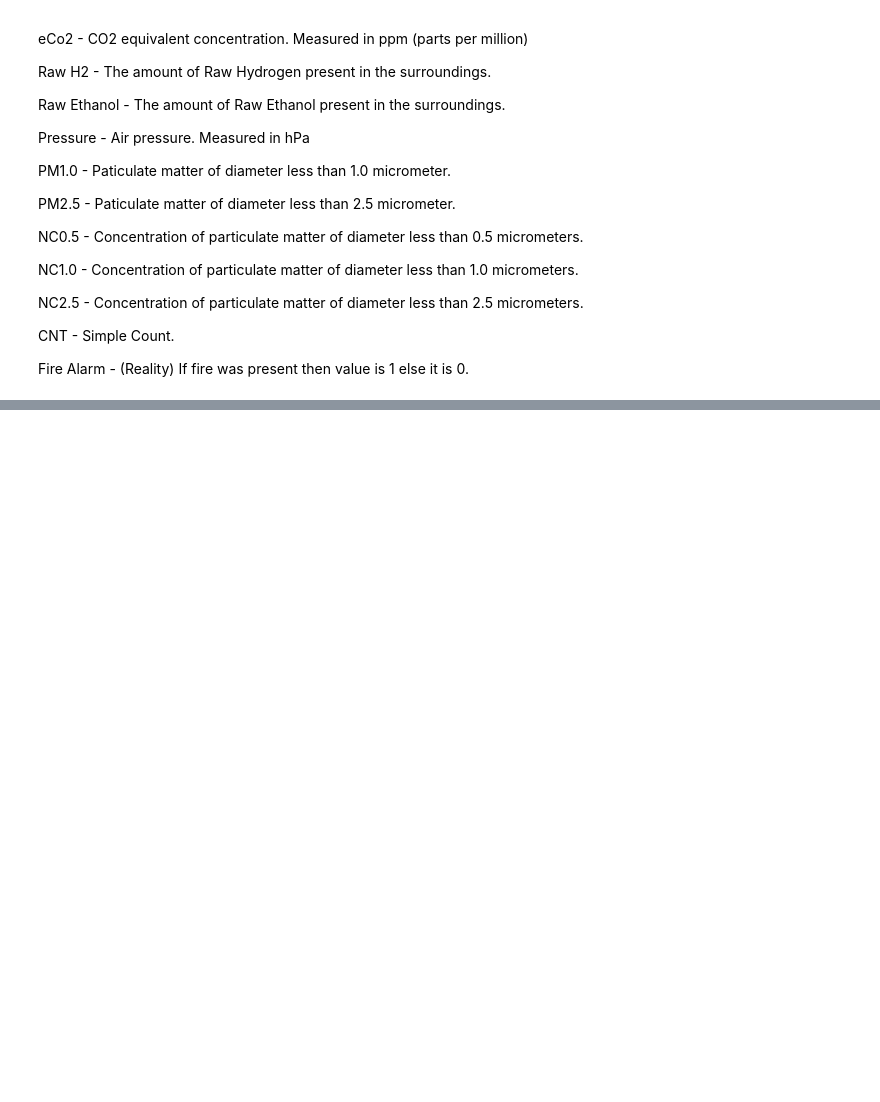
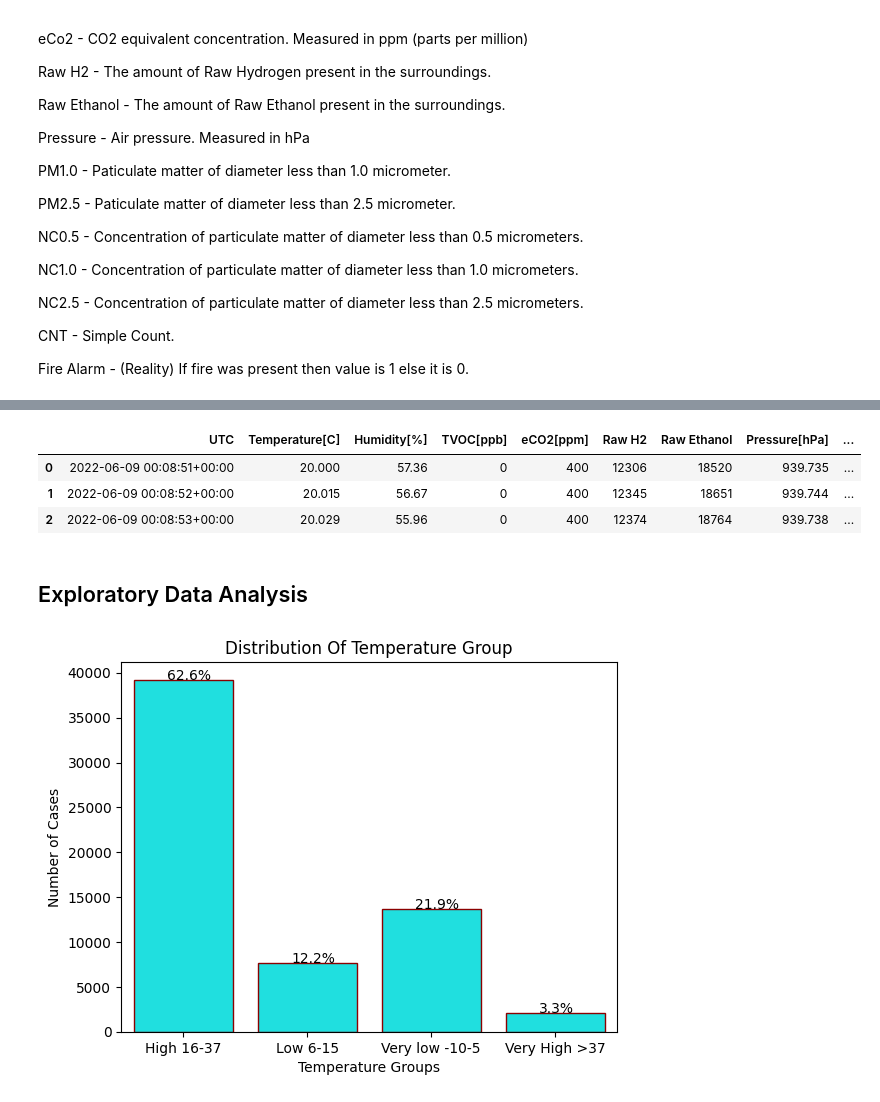
Before and after one commit to kayodeolusanya/Smoke-Detection-Project, a Jupyter notebook: Smoke_Detection.ipynb, the cells around one changed output, grey strips where cells are left out. Saved outputs shown, nothing was run; the diff lists cells and outputs as text; code cells hidden in the pictures; blank space fills up the shorter version.

```diff
--- a/Smoke_Detection.ipynb
+++ b/Smoke_Detection.ipynb
@@ -53,3 +59,10 @@ NC2.5 - Concentration of particulate matter of diameter less than 2.5 micrometer
 CNT - Simple Count.
 
 Fire Alarm - (Reality) If fire was present then value is 1 else it is 0.
+# %%
+# Assisgning another variable df to raw data
+df = raw_data
+
+# Removing of Unnamed column from the dataset (formerly used for indexing)
+df.drop('Unnamed: 0', axis=1, inplace=True)
+df.head(3)
@@ -55,0 +124,3 @@ Fire Alarm - (Reality) If fire was present then value is 1 else it is 0.
+# %%
+# Removing the missing data
+df.dropna(inplace=True)
@@ -55,0 +186,43 @@ Fire Alarm - (Reality) If fire was present then value is 1 else it is 0.
+# %%
+# Converting the UTC feature from interger to datetime
+df['UTC'] = pd.to_datetime(df['UTC'], utc=True, unit='s')
+df.head(3)
+# %% [output]
+|  | UTC | Temperature[C] | Humidity[%] | TVOC[ppb] | eCO2[ppm] | Raw H2 | Raw Ethanol | Pressure[hPa] | ... |
+| 0 | 2022-06-09 00:08:51+00:00 | 20.000 | 57.36 | 0 | 400 | 12306 | 18520 | 939.735 | ... |
+| 1 | 2022-06-09 00:08:52+00:00 | 20.015 | 56.67 | 0 | 400 | 12345 | 18651 | 939.744 | ... |
+| 2 | 2022-06-09 00:08:53+00:00 | 20.029 | 55.96 | 0 | 400 | 12374 | 18764 | 939.738 | ... |
+# %% [markdown]
+## Exploratory Data Analysis
+# %%
+#  Creating a Temperature Group
+
+def temp_group(temperature):
+    if temperature <=5:
+        return "Very low -10-5"
+    elif temperature <= 15:
+        return "Low 6-15"
+    elif temperature <= 37:
+        return "High 16-37"
+    else:
+        return "Very High >37"
+
+# Creating a new column for Temperature group
+df["temp_group"] = df["Temperature[C]"].apply(temp_group)
+
+# Plotting the Visualization for temp Group
+ax= sns.countplot(x='temp_group', data=df, color='cyan', ec='darkred')
+plt.title('Distribution Of Temperature Group')
+plt.ylabel('Number of Cases')
+plt.xlabel('Temperature Groups')
+
+# Adding data labels to the bars
+total = float(len(df['temp_group']))
+for p in ax.patches:
+    percentage = '{:.1f}%'.format(100 * p.get_height()/total)
+    x = p.get_x() + p.get_width() / 2.5 - 0.05
+    y = p.get_y() + p.get_height() + 5
+    ax.annotate(percentage, (x, y))
+plt.show()
+# %% [output]
+[figure, added]
```
Also changed, not shown: parts of 12 cells of this notebook.
